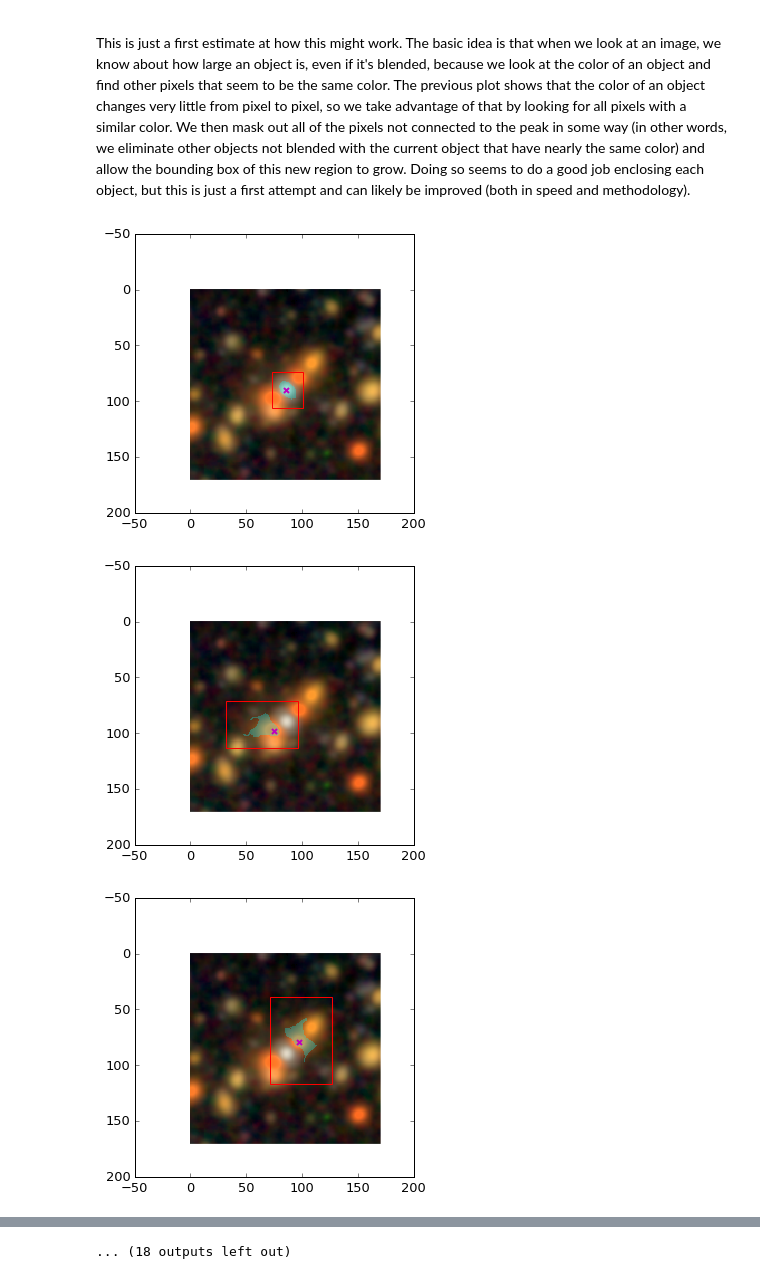
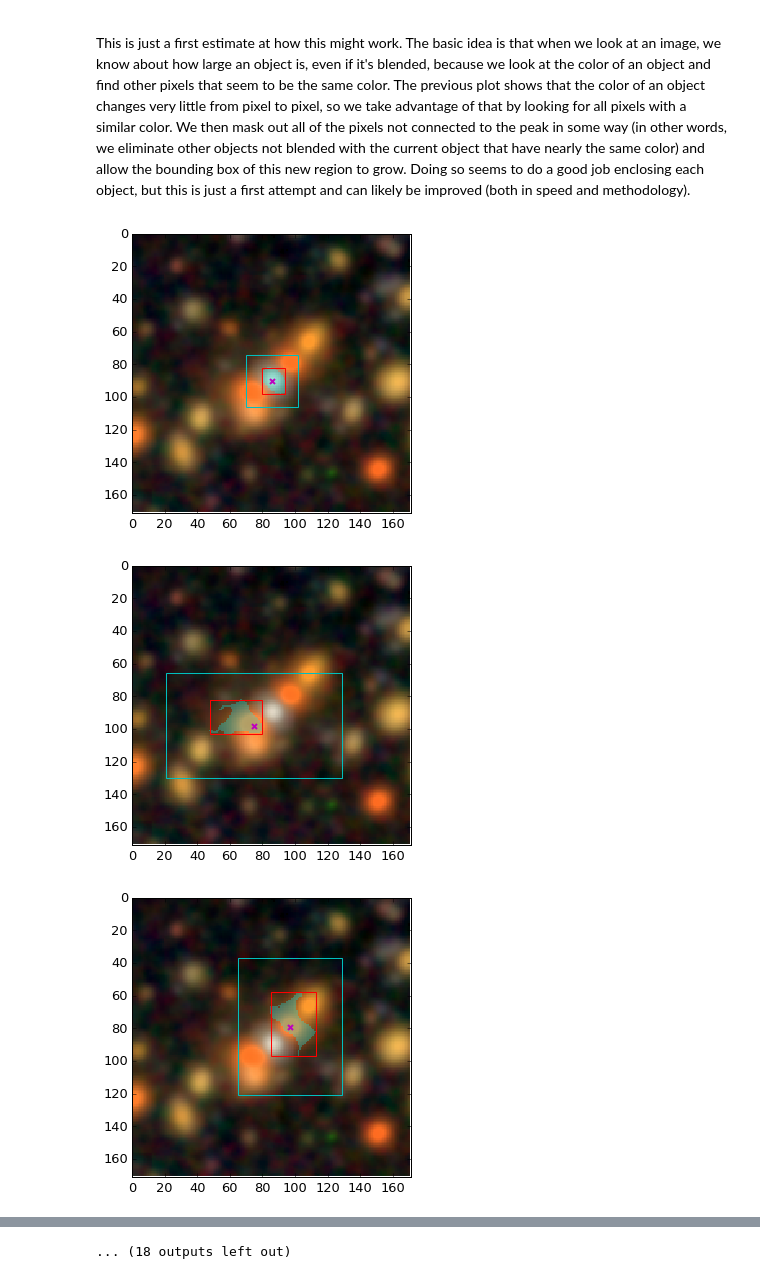
Before and after one commit to lsst-dm/deblender_examples, a Jupyter notebook: test_bbox.ipynb, the cells around one changed output, grey strips where cells are left out. Drawn from its saved outputs; the diff is of its cells as text; code cells hidden in the pictures.

```diff
--- a/test_bbox.ipynb
+++ b/test_bbox.ipynb
@@ -164,46 +164,53 @@ def get_connected(px, py, mask, connected=None, bounds=None):
     for dy,dx in pixels:
         if py+dy>=0 and px+dx>=0 and py+dy<mask.shape[0] and px+dx<mask.shape[1]:
             if mask[py+dy,px+dx] and not connected[py+dy,px+dx]:
                 c, b = get_connected(px+dx, py+dy, mask, connected, bounds)
                 connected = connected | c
                 #print(px,py,bounds,b)
                 bounds[0][0] = min(bounds[0][0], b[0][0])
                 bounds[0][1] = min(bounds[0][1], b[0][1])
                 bounds[1][0] = max(bounds[1][0], b[1][0])
                 bounds[1][1] = max(bounds[1][1], b[1][1])
     return connected, bounds
 
 def get_mask(px, py, colors, scale=2, min_size=20):
     sed = colors[:,py,px]
     _sed = np.array([np.ones_like(colors[0])*s for s in sed])
     diff = np.sum(np.abs(colors-_sed), axis=0)
     mask = diff<.1
     mask, bounds = get_connected(px, py, mask)
-    width = bounds[1][0]-bounds[0][0]
-    height = bounds[1][1]-bounds[0][1]
-    cx = (bounds[1][0]+bounds[0][0])/2
-    cy = (bounds[1][1]+bounds[0][1])/2
 
-    width = max(width*scale, min_size)
-    height = max(height*scale, min_size)
-    dx = width/2
-    dy = height/2
-    bbox = [[cx-dx,cy-dy],[cx+dx,cy+dy]]
-    return mask, bbox
+    dx = max(px-bounds[0][0],bounds[1][0]-px)*scale
+    dy = max(py-bounds[0][1], bounds[1][1]-py)*scale
+    dx = max(dx, min_size/2)
+    dy = max(dy, min_size/2)
+
+    bbox = [[px-dx,py-dy],[px+dx,py+dy]]
+    return mask, bbox, bounds
 
 
 for px, py in peaks:
-    mask, bounds = get_mask(int(px), int(py), colors)
+    mask, bbox, bounds = get_mask(int(px), int(py), colors)
     display.plotColorImage(images, show=False)
     plt.imshow(np.ma.array(np.ones_like(images[0]), mask=~mask), cmap="cool", alpha=.3)
+
     xy = bounds[0]
     width = bounds[1][0]-bounds[0][0]
     height = bounds[1][1]-bounds[0][1]
-    bbox = patches.Rectangle(xy, width, height, linewidth=1, edgecolor='r',facecolor='none')
-    plt.gca().add_patch(bbox)
+    bb = patches.Rectangle(xy, width, height, linewidth=1, edgecolor='r',facecolor='none')
+    plt.gca().add_patch(bb)
+
+    xy = bbox[0]
+    width = bbox[1][0]-bbox[0][0]
+    height = bbox[1][1]-bbox[0][1]
+    bb = patches.Rectangle(xy, width, height, linewidth=1, edgecolor='c',facecolor='none')
+    plt.gca().add_patch(bb)
+
     plt.plot(px,py, "mx", mew=2, ms=5)
+    plt.xlim([0,mask.shape[1]])
+    plt.ylim([mask.shape[0],0])
     plt.show()
 # %% [output]
-[figure, old version]
+[figure, new version]
-[figure, old version]
+[figure, new version]
-[figure, old version]
+[figure, new version]
```
Also changed, not shown: parts of 2 cells of this notebook.
